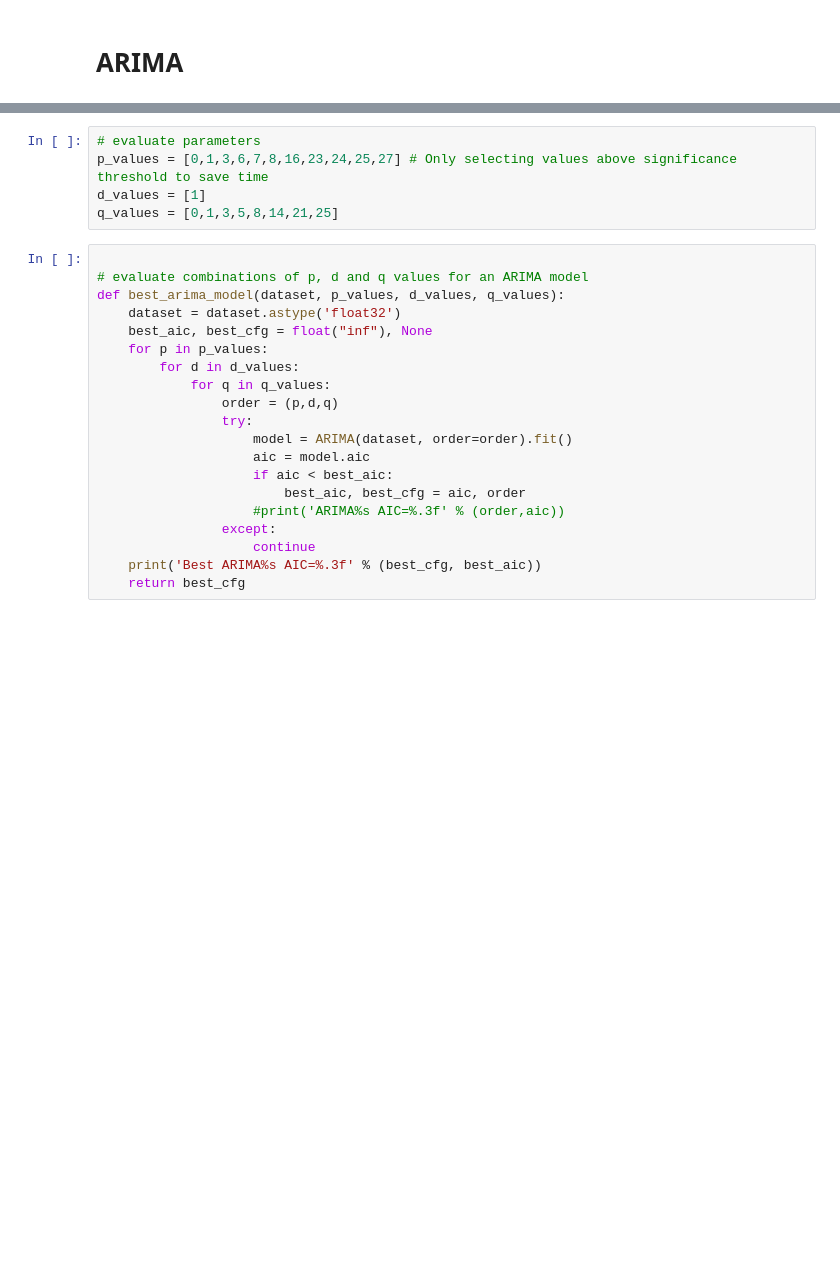
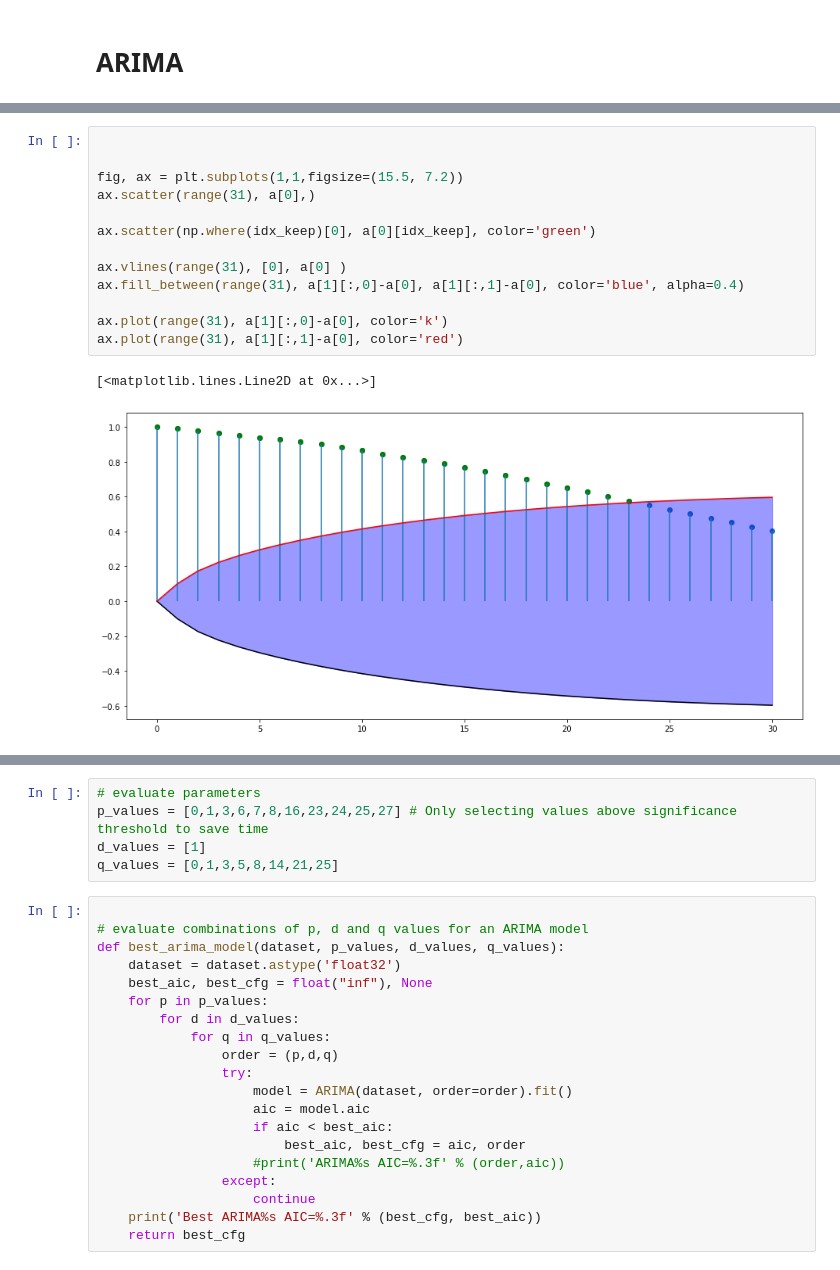
Before and after one commit to biomac-lab/covid19_forecast, a Jupyter notebook: arima_class.ipynb, the cells around one changed output, grey strips where cells are left out. Saved outputs shown, nothing was run; the diff lists cells and outputs as text; blank space fills up the shorter version.

```diff
--- a/arima_class.ipynb
+++ b/arima_class.ipynb
@@ -53,0 +62,16 @@ ax[1].scatter(data.index.values, data.num_diseased, edgecolor='r', facecolor='w'
+# %%
+
+
+fig, ax = plt.subplots(1,1,figsize=(15.5, 7.2))
+ax.scatter(range(31), a[0],)
+
+ax.scatter(np.where(idx_keep)[0], a[0][idx_keep], color='green')
+
+ax.vlines(range(31), [0], a[0] )
+ax.fill_between(range(31), a[1][:,0]-a[0], a[1][:,1]-a[0], color='blue', alpha=0.4)
+
+ax.plot(range(31), a[1][:,0]-a[0], color='k')
+ax.plot(range(31), a[1][:,1]-a[0], color='red')
+# %% [output]
+[<matplotlib.lines.Line2D at 0x...>]
+[figure, added]
```
Also changed, not shown: parts of 8 cells of this notebook, 1 other file.
